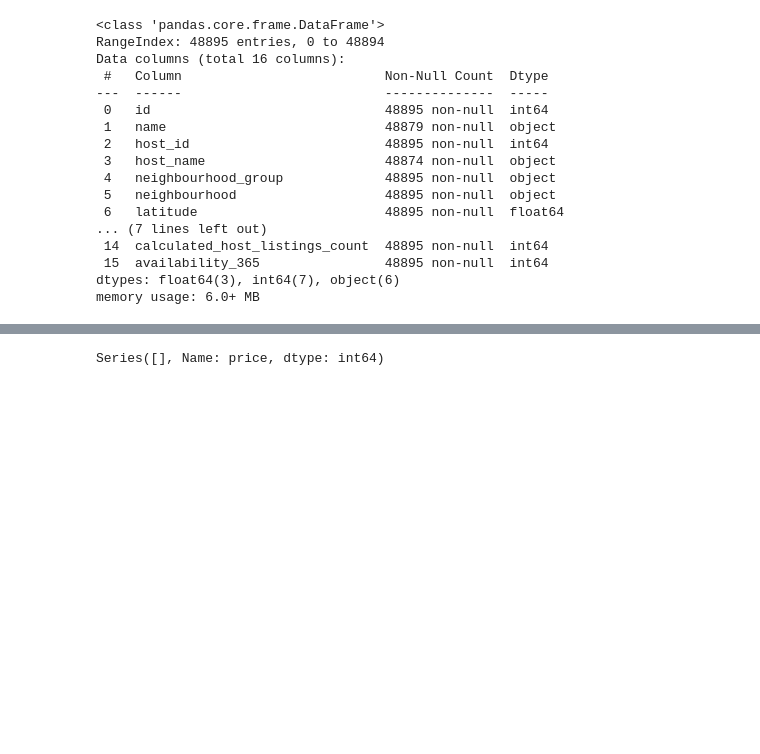
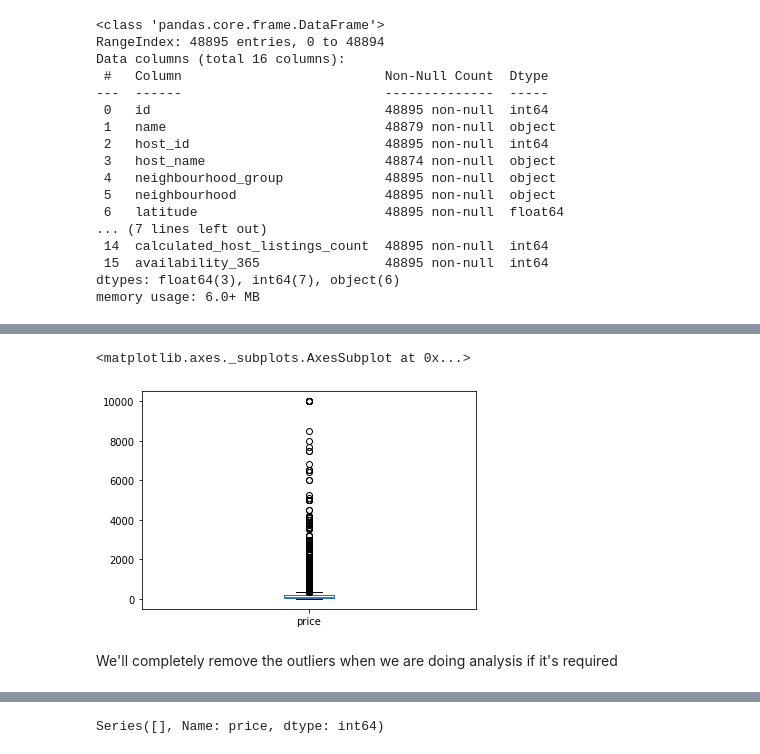
Before and after one commit to KChittaranjan/airbnb-data-analysis, a Jupyter notebook: AirBnB_Capstone_Project_Chittaranjan.ipynb, the cells around one changed output, grey strips where cells are left out. Cells and saved outputs as stored; diff of their text form; code cells hidden in the pictures; blank space fills up the shorter version.

```diff
--- a/AirBnB_Capstone_Project_Chittaranjan.ipynb
+++ b/AirBnB_Capstone_Project_Chittaranjan.ipynb
@@ -64,0 +95,5 @@ df['last_review'] = pd.to_datetime(df['last_review'])
+# %%
+df['price'].plot(kind='box')
+# %% [output]
+<matplotlib.axes._subplots.AxesSubplot at 0x...>
+[figure, added]
@@ -64,0 +104,2 @@ df['last_review'] = pd.to_datetime(df['last_review'])
+# %% [markdown]
+We'll completely remove the outliers when we are doing analysis if it's required
```
Also changed, not shown: parts of 69 cells of this notebook.
